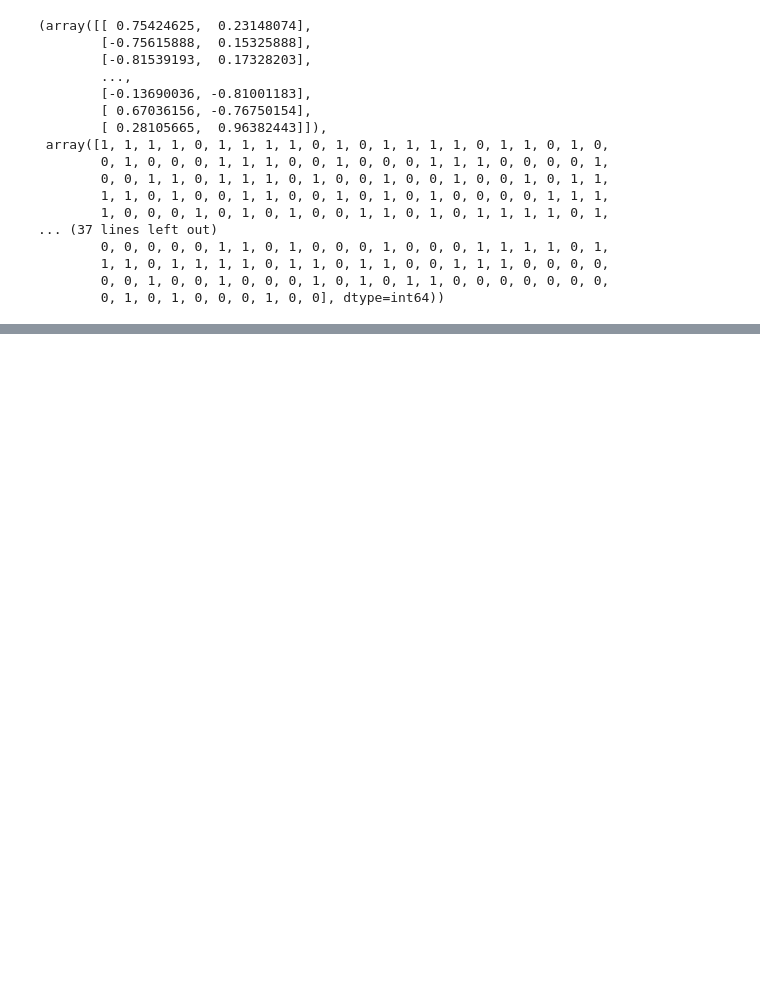
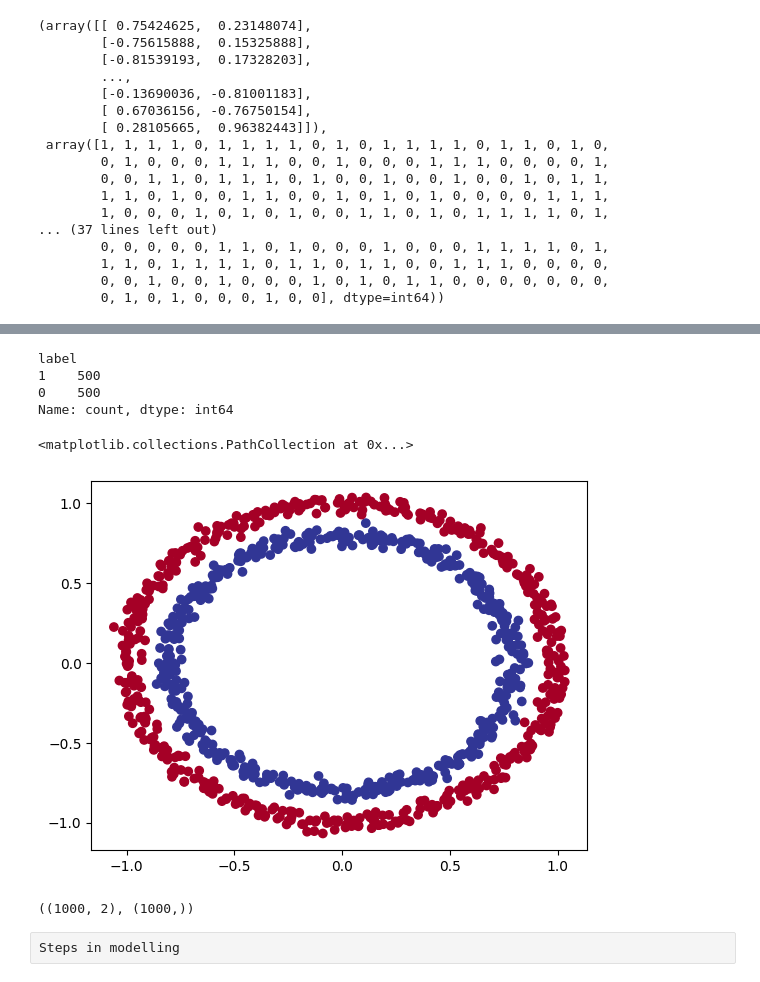
Before and after one commit to cangqiongyishao/TensorFlowPractice, a Jupyter notebook: Neural Network Classification with TensorFlow.ipynb, the cells around one changed output, grey strips where cells are left out. Cells and saved outputs as stored; diff of their text form; code cells hidden in the pictures; blank space fills up the shorter version.

```diff
--- a/Neural Network Classification with TensorFlow.ipynb
+++ b/Neural Network Classification with TensorFlow.ipynb
@@ -27,0 +39,19 @@ X,y
+# %%
+circles.label.value_counts()
+# %% [output]
+label
+1    500
+0    500
+Name: count, dtype: int64
+# %%
+import matplotlib.pyplot as plt
+plt.scatter(X[:,0],X[:,1],c=y,cmap=plt.cm.RdYlBu)
+# %% [output]
+<matplotlib.collections.PathCollection at 0x...>
+[figure, added]
+# %%
+X.shape,y.shape
+# %% [output]
+((1000, 2), (1000,))
+# %% [raw]
+Steps in modelling
```
Also changed, not shown: parts of 35 cells of this notebook.
